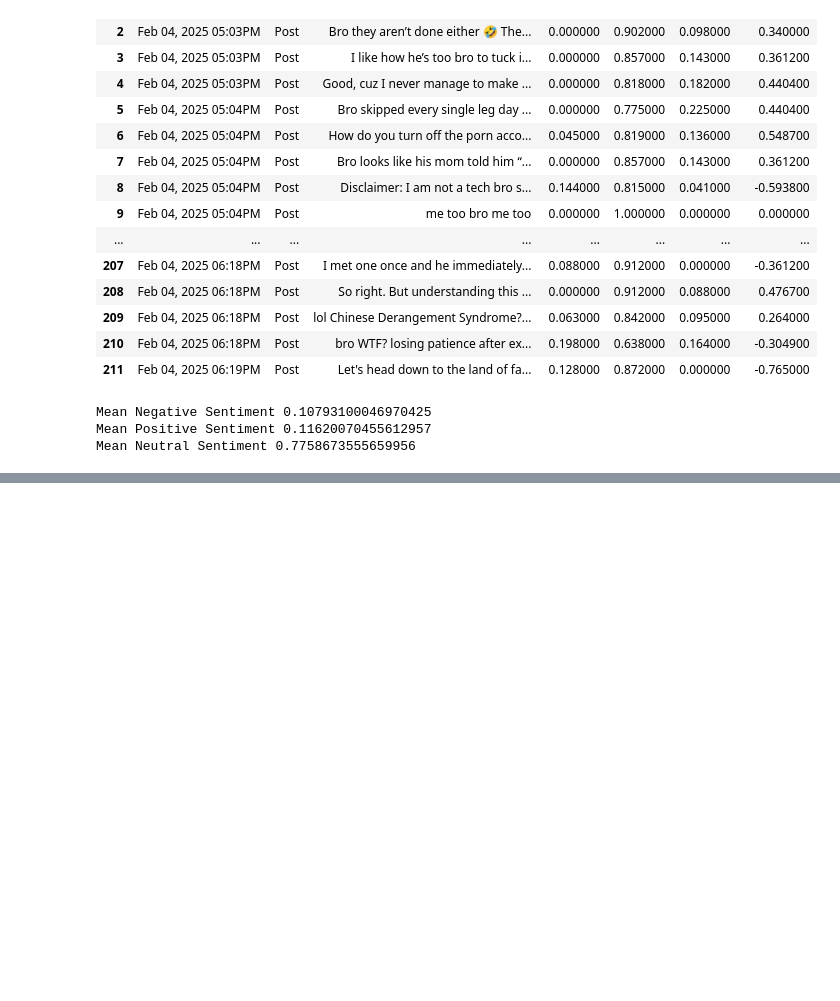
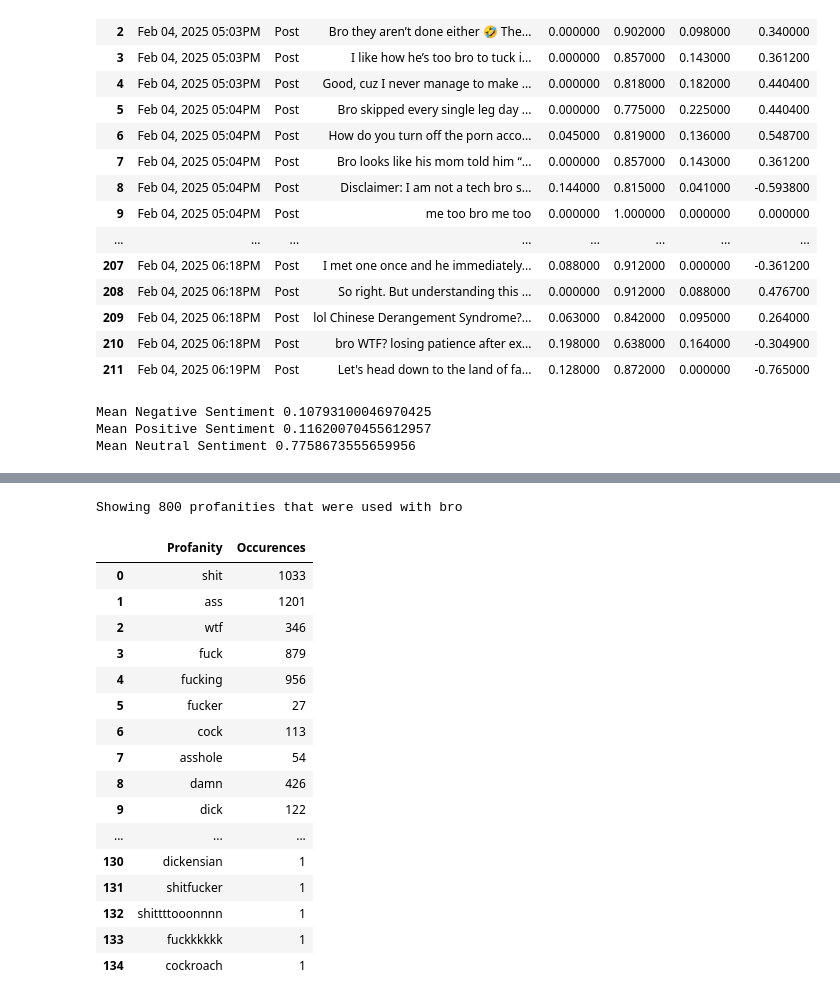
Before and after one commit to paceaux/social-pronouns, a Jupyter notebook: bro.ipynb, the cells around one changed output, grey strips where cells are left out. Cells and saved outputs as stored; diff of their text form; code cells hidden in the pictures; blank space fills up the shorter version.

```diff
--- a/bro.ipynb
+++ b/bro.ipynb
@@ -181,0 +248,25 @@ Mean Neutral Sentiment 0.7758673555659956
+# %%
+prof_table = pd.DataFrame(profanities.items(), columns=['Profanity', 'Occurences'])
+pt = prof_table.reset_index(drop=True)
+
+pt.style\
+    .set_caption(f"Showing {total_profanities} profanities that were used with {pronoun}")
+# %% [output]
+Showing 800 profanities that were used with bro
+|  | Profanity | Occurences |
+| 0 | shit | 1033 |
+| 1 | ass | 1201 |
+| 2 | wtf | 346 |
+| 3 | fuck | 879 |
+| 4 | fucking | 956 |
+| 5 | fucker | 27 |
+| 6 | cock | 113 |
+| 7 | asshole | 54 |
+| 8 | damn | 426 |
+| 9 | dick | 122 |
+| ... | ... | ... |
+| 130 | dickensian | 1 |
+| 131 | shitfucker | 1 |
+| 132 | shittttooonnnn | 1 |
+| 133 | fuckkkkkk | 1 |
+| 134 | cockroach | 1 |
```
Also changed, not shown: parts of 6 cells of this notebook, 2 other files.
